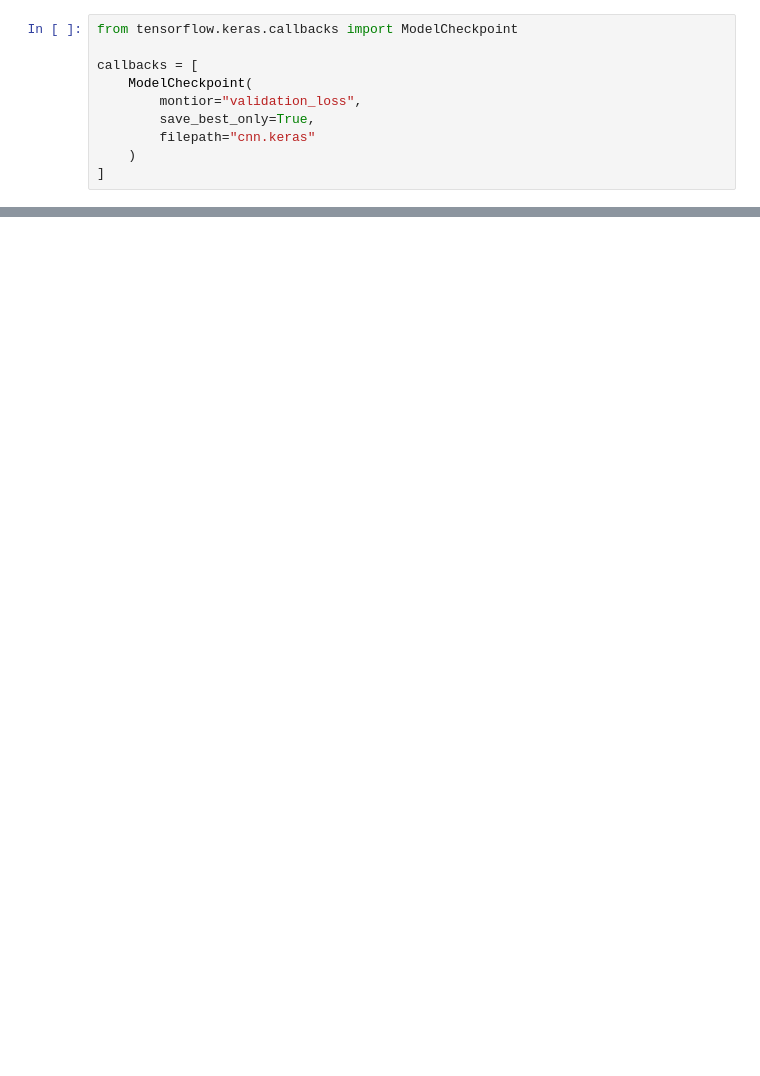
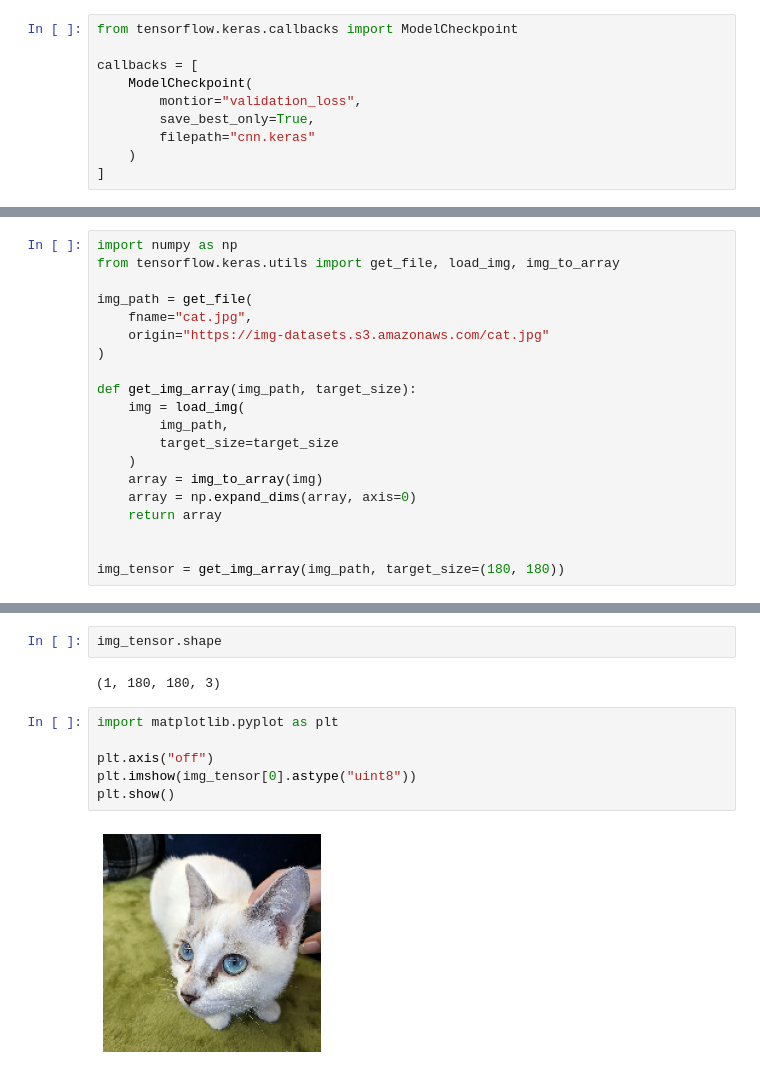
Before and after one commit to CKeibel/tensorflow, a Jupyter notebook: 05-advanced-computer-vision/Interpreting_what_convnets_learn.ipynb, the cells around one changed output, grey strips where cells are left out. Drawn from its saved outputs; the diff is of its cells as text; blank space fills up the shorter version.

Commit message:
plotting layer activations

```diff
--- a/05-advanced-computer-vision/Interpreting_what_convnets_learn.ipynb
+++ b/05-advanced-computer-vision/Interpreting_what_convnets_learn.ipynb
@@ -177,0 +185,20 @@ model.evaluate(test_data)
+# %%
+import numpy as np
+from tensorflow.keras.utils import get_file, load_img, img_to_array
+
+img_path = get_file(
+    fname="cat.jpg",
+    origin="https://img-datasets.s3.amazonaws.com/cat.jpg"
+)
+
+def get_img_array(img_path, target_size):
+    img = load_img(
+        img_path,
+        target_size=target_size
+    )
+    array = img_to_array(img)
+    array = np.expand_dims(array, axis=0)
+    return array
+
+
+img_tensor = get_img_array(img_path, target_size=(180, 180))
@@ -177,0 +209,12 @@ model.evaluate(test_data)
+# %%
+img_tensor.shape
+# %% [output]
+(1, 180, 180, 3)
+# %%
+import matplotlib.pyplot as plt
+
+plt.axis("off")
+plt.imshow(img_tensor[0].astype("uint8"))
+plt.show()
+# %% [output]
+[figure, added]
```
Also changed, not shown: parts of 15 cells of this notebook.
